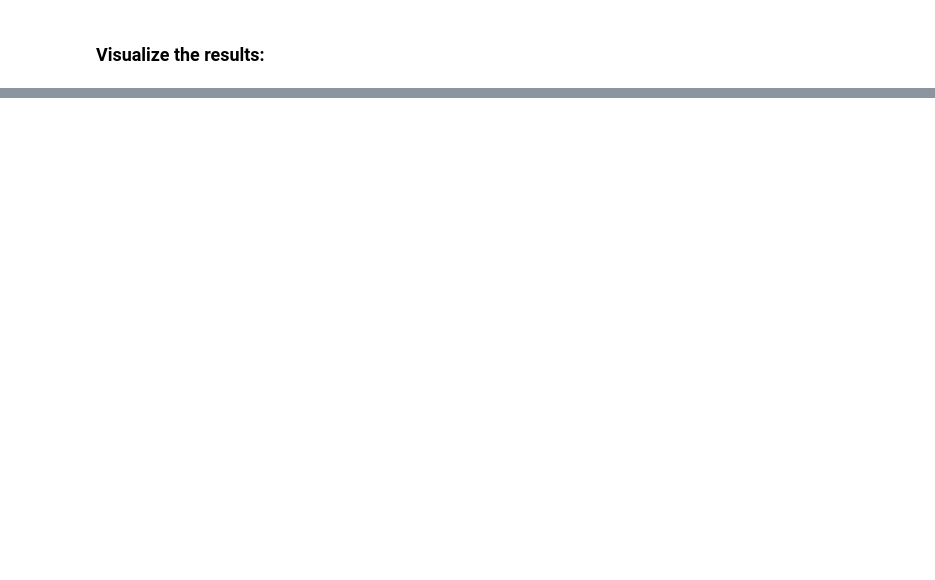
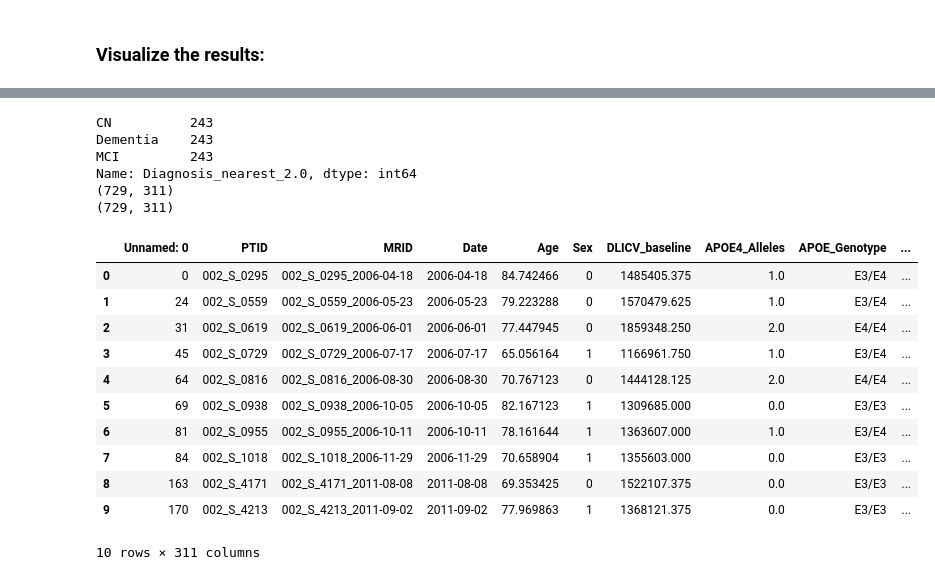
Before and after one commit to georgeaidinis/Dissertation, a Jupyter notebook: DeepCCA Model/ADNI Classification Bagging.ipynb, the cells around one changed output, grey strips where cells are left out. Saved outputs shown, nothing was run; the diff lists cells and outputs as text; code cells hidden in the pictures; blank space fills up the shorter version.

```diff
--- a/DeepCCA Model/ADNI Classification Bagging.ipynb
+++ b/DeepCCA Model/ADNI Classification Bagging.ipynb
@@ -465,0 +429,40 @@ confusion_matrices(Confusion_Matrices, names, n_rows=2, n_cols=3)
+# %%
+# Scale the data:
+scaler = preprocessing.StandardScaler()
+dcca_data_scaled = scaler.fit_transform(dcca_data[imaging_labels])
+dcca_data[imaging_labels] = dcca_data_scaled
+
+
+# Balance the data through Undersampling - Use the same indexes as the LR Data:
+dcca_data = dcca_data.loc[dcca_data['PTID'].isin(lr_data['PTID'])]
+
+dcca_data_usampled = undersample(dcca_data)
+dcca_data_usampled = dcca_data_usampled.sort_values('PTID', ascending=True)
+dcca_data_usampled.reset_index(drop=True, inplace=True)
+
+print(dcca_data_usampled['Diagnosis_nearest_2.0'].value_counts())
+print(dcca_data_usampled.shape)
+dcca_data_usampled.head(10)
+
+dcca_data = dcca_data_usampled
+print(dcca_data.shape)
+dcca_data.head(10)
+# %% [output]
+CN          243
+Dementia    243
+MCI         243
+Name: Diagnosis_nearest_2.0, dtype: int64
+(729, 311)
+(729, 311)
+|  | Unnamed: 0 | PTID | MRID | Date | Age | Sex | DLICV_baseline | APOE4_Alleles | APOE_Genotype | ... |
+| 0 | 0 | 002_S_0295 | 002_S_0295_2006-04-18 | 2006-04-18 | 84.742466 | 0 | 1485405.375 | 1.0 | E3/E4 | ... |
+| 1 | 24 | 002_S_0559 | 002_S_0559_2006-05-23 | 2006-05-23 | 79.223288 | 0 | 1570479.625 | 1.0 | E3/E4 | ... |
+| 2 | 31 | 002_S_0619 | 002_S_0619_2006-06-01 | 2006-06-01 | 77.447945 | 0 | 1859348.250 | 2.0 | E4/E4 | ... |
+| 3 | 45 | 002_S_0729 | 002_S_0729_2006-07-17 | 2006-07-17 | 65.056164 | 1 | 1166961.750 | 1.0 | E3/E4 | ... |
+| 4 | 64 | 002_S_0816 | 002_S_0816_2006-08-30 | 2006-08-30 | 70.767123 | 0 | 1444128.125 | 2.0 | E4/E4 | ... |
+| 5 | 69 | 002_S_0938 | 002_S_0938_2006-10-05 | 2006-10-05 | 82.167123 | 1 | 1309685.000 | 0.0 | E3/E3 | ... |
+| 6 | 81 | 002_S_0955 | 002_S_0955_2006-10-11 | 2006-10-11 | 78.161644 | 1 | 1363607.000 | 1.0 | E3/E4 | ... |
+| 7 | 84 | 002_S_1018 | 002_S_1018_2006-11-29 | 2006-11-29 | 70.658904 | 1 | 1355603.000 | 0.0 | E3/E3 | ... |
+| 8 | 163 | 002_S_4171 | 002_S_4171_2011-08-08 | 2011-08-08 | 69.353425 | 0 | 1522107.375 | 0.0 | E3/E3 | ... |
+| 9 | 170 | 002_S_4213 | 002_S_4213_2011-09-02 | 2011-09-02 | 77.969863 | 1 | 1368121.375 | 0.0 | E3/E3 | ... |
+10 rows × 311 columns
```
Also changed, not shown: parts of 19 cells of this notebook, 5 other files.
